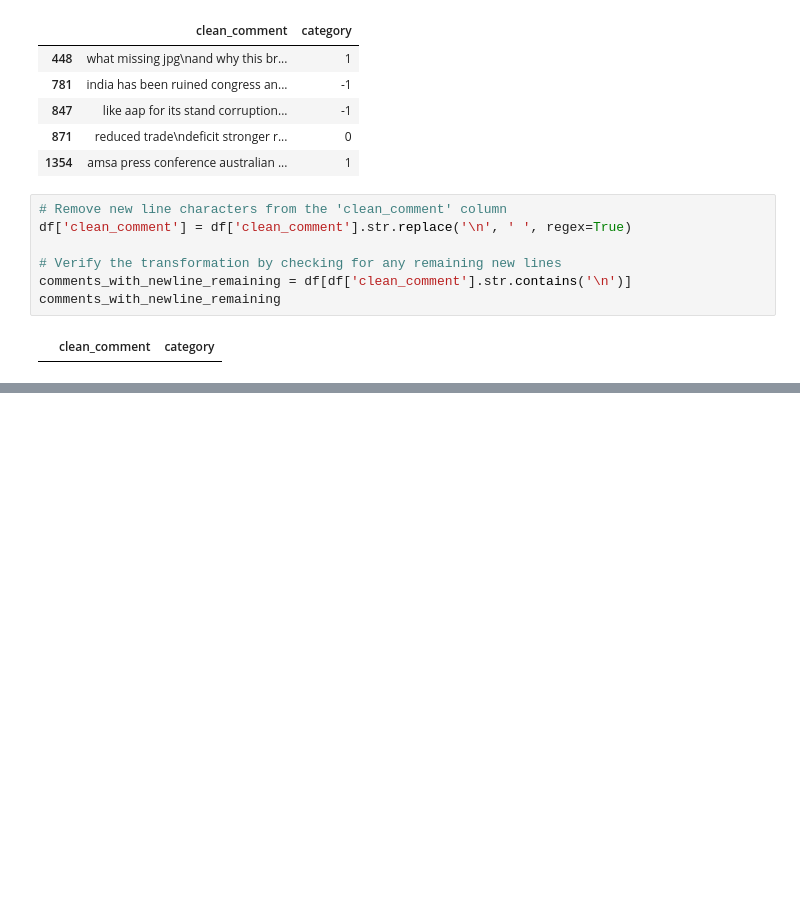
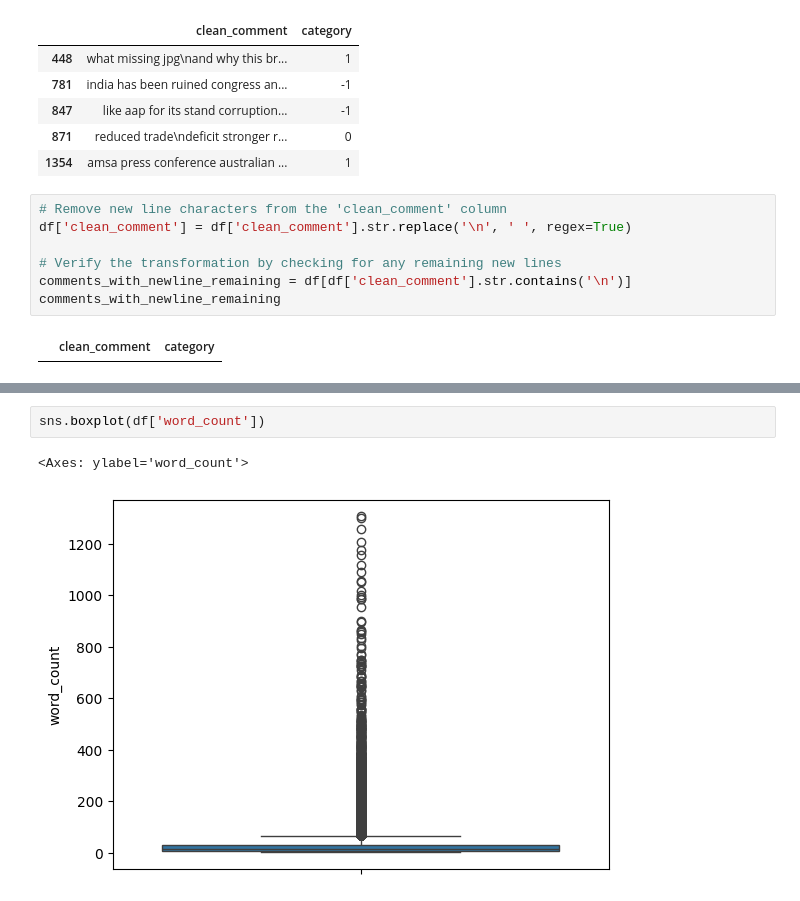
Before and after one commit to AnujanN/Youtube-Comment-Analysis, a Jupyter notebook: Notebooks/1-preprocessing & EDA.ipynb, the cells around one changed output, grey strips where cells are left out. Saved outputs shown, nothing was run; the diff lists cells and outputs as text; blank space fills up the shorter version.

```diff
--- a/Notebooks/1-preprocessing & EDA.ipynb
+++ b/Notebooks/1-preprocessing & EDA.ipynb
@@ -174,0 +282,5 @@ comments_with_newline_remaining
+# %%
+sns.boxplot(df['word_count'])
+# %% [output]
+<Axes: ylabel='word_count'>
+[figure, added]
```
Also changed, not shown: parts of 46 cells of this notebook.
